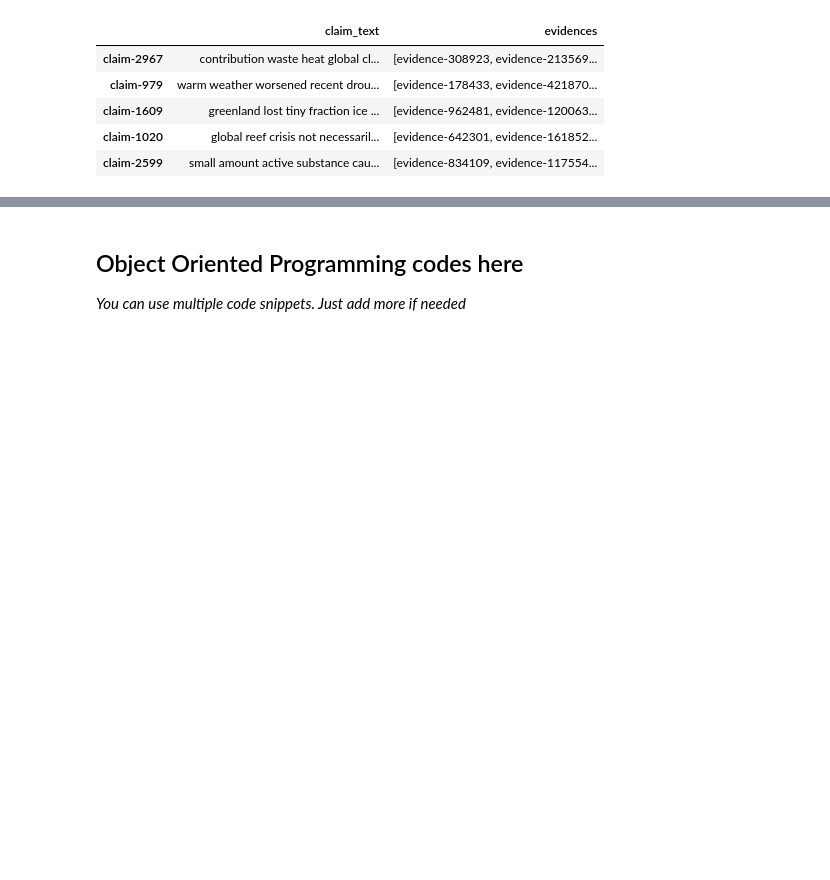
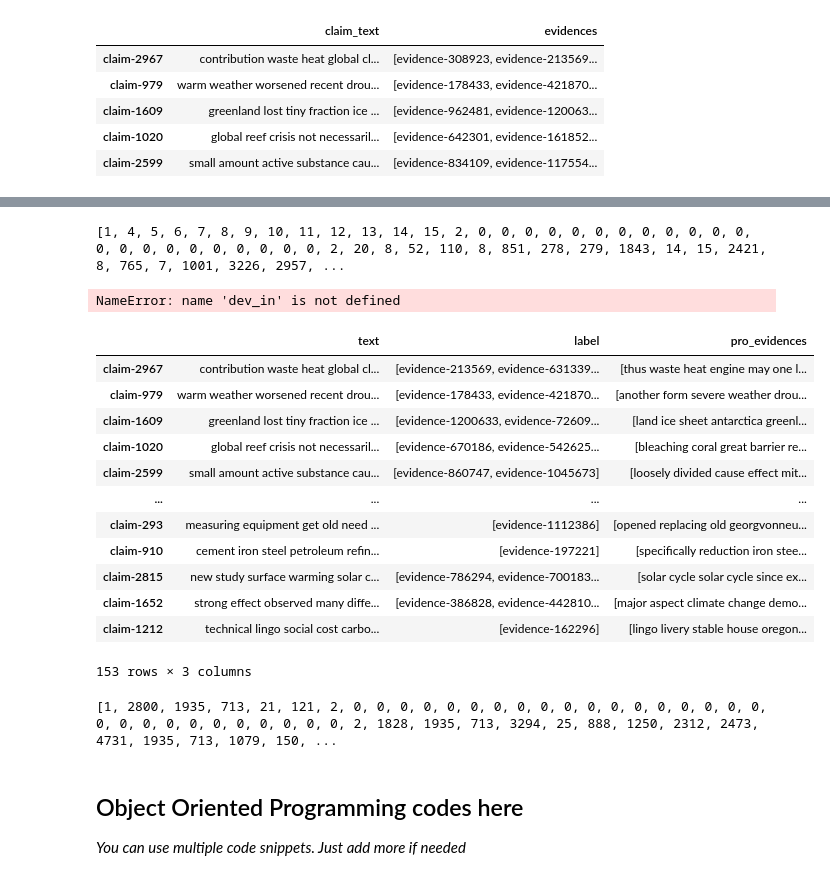
Before and after one commit to kaiyuanCui/nlp-group-project, a Jupyter notebook: testing-grounds/retrieval_combined.ipynb, the cells around one changed output, grey strips where cells are left out. Drawn from its saved outputs; the diff is of its cells as text; code cells hidden in the pictures; blank space fills up the shorter version.

Commit message:
combined classification model and predicts test classes

```diff
--- a/testing-grounds/retrieval_combined.ipynb
+++ b/testing-grounds/retrieval_combined.ipynb
@@ -540,0 +700,33 @@ They are loosely divided into causes, effects and mitigation, noting that effect
+# %%
+def addpadding(l, inputs, token2id):
+  lst = []
+  for i in inputs:
+    if len(i) < l:
+      lst.append([token2id["<cls>"]]+ i + [token2id["<sep>"]] + (l-len(i)) * [token2id["<pad>"]])
+    else:
+
+      lst.append([token2id["<cls>"]]+ i[:l] + [token2id["<sep>"]] )
+  return lst
+# %%
+train_vec = wordtointvec(train_data['pro_claim_text'],token2id)
+train_evi_vec = wordtointvec4evi(train_data['pro_evidences'],token2id)
+#evi_vec = wordtointvec(evidence_pd["pro_evidence"],token2id)
+#dev_vec = wordtointvec(dev['pro_claim_text'],token2id)
+# %%
+train_in = addpadding(34, train_vec, token2id)
+#train_evi_in = addpadding(100, train_evi_vec, token2id)
+#evi_in = addpadding(100, evi_vec, token2id)
+#dev_in =addpadding(34, dev_vec, token2id)
+max_len = 280
+for i in range(len(train_in)):
+  for j in train_evi_vec[i]:
+    train_in[i].append(token2id["<sep>"])
+    train_in[i].extend(j)
+  train_in[i].append(token2id["<sep>"])
+  if len(train_in[i]) < max_len:
+
+    train_in[i].extend([token2id["<pad>"]] * (max_len - len(train_in[i])))
+
+print(train_in[0])
+# %% [output]
+[1, 4, 5, 6, 7, 8, 9, 10, 11, 12, 13, 14, 15, 2, 0, 0, 0, 0, 0, 0, 0, 0, 0, 0, 0, 0, 0, 0, 0, 0, 0, 0, 0, 0, 0, 0, 2, 20, 8, 52, 110, 8, 851, 278, 279, 1843, 14, 15, 2421, 8, 765, 7, 1001, 3226, 2957, ...
@@ -540,0 +901,46 @@ They are loosely divided into causes, effects and mitigation, noting that effect
+# %%
+
+epochs = 3
+for epoch in range(epochs):
+  loss = 0
+  train()
+  f_score = evaluate(classification_model, dev_in, dev_label)
+  print("fscore", f_score)
+# %% [output]
+NameError: name 'dev_in' is not defined
+# %%
+filtered_claim_evidences["pro_evidences"] = filtered_claim_evidences["label"].apply(lambda x:  [evidence_pd.iloc[int(re.sub("[^0-9]", "", i))]["pro_evidence"] for i in x])
+# %%
+filtered_claim_evidences
+# %% [output]
+|  | text | label | pro_evidences |
+| claim-2967 | contribution waste heat global cl... | [evidence-213569, evidence-631339... | [thus waste heat engine may one l... |
+| claim-979 | warm weather worsened recent drou... | [evidence-178433, evidence-421870... | [another form severe weather drou... |
+| claim-1609 | greenland lost tiny fraction ice ... | [evidence-1200633, evidence-72609... | [land ice sheet antarctica greenl... |
+| claim-1020 | global reef crisis not necessaril... | [evidence-670186, evidence-542625... | [bleaching coral great barrier re... |
+| claim-2599 | small amount active substance cau... | [evidence-860747, evidence-1045673] | [loosely divided cause effect mit... |
+| ... | ... | ... | ... |
+| claim-293 | measuring equipment get old need ... | [evidence-1112386] | [opened replacing old georgvonneu... |
+| claim-910 | cement iron steel petroleum refin... | [evidence-197221] | [specifically reduction iron stee... |
+| claim-2815 | new study surface warming solar c... | [evidence-786294, evidence-700183... | [solar cycle solar cycle since ex... |
+| claim-1652 | strong effect observed many diffe... | [evidence-386828, evidence-442810... | [major aspect climate change demo... |
+| claim-1212 | technical lingo social cost carbo... | [evidence-162296] | [lingo livery stable house oregon... |
+153 rows × 3 columns
+# %%
+filtered_claim_evidences
+test_vec = wordtointvec(filtered_claim_evidences["text"],token2id)
+test_in = addpadding(34, test_vec, token2id)
+test_evi_vec = wordtointvec4evi(filtered_claim_evidences['pro_evidences'],token2id)
+max_len = 280
+for i in range(len(test_in)):
+  for j in test_evi_vec[i]:
+    test_in[i].append(token2id["<sep>"])
+    test_in[i].extend(j)
+  test_in[i].append(token2id["<sep>"])
+  if len(test_in[i]) < max_len:
+
+    test_in[i].extend([token2id["<pad>"]] * (max_len - len(test_in[i])))
+
+print(test_in[0])
+# %% [output]
+[1, 2800, 1935, 713, 21, 121, 2, 0, 0, 0, 0, 0, 0, 0, 0, 0, 0, 0, 0, 0, 0, 0, 0, 0, 0, 0, 0, 0, 0, 0, 0, 0, 0, 0, 0, 0, 2, 1828, 1935, 713, 3294, 25, 888, 1250, 2312, 2473, 4731, 1935, 713, 1079, 150, ...
```
Also changed, not shown: parts of 25 cells of this notebook.
